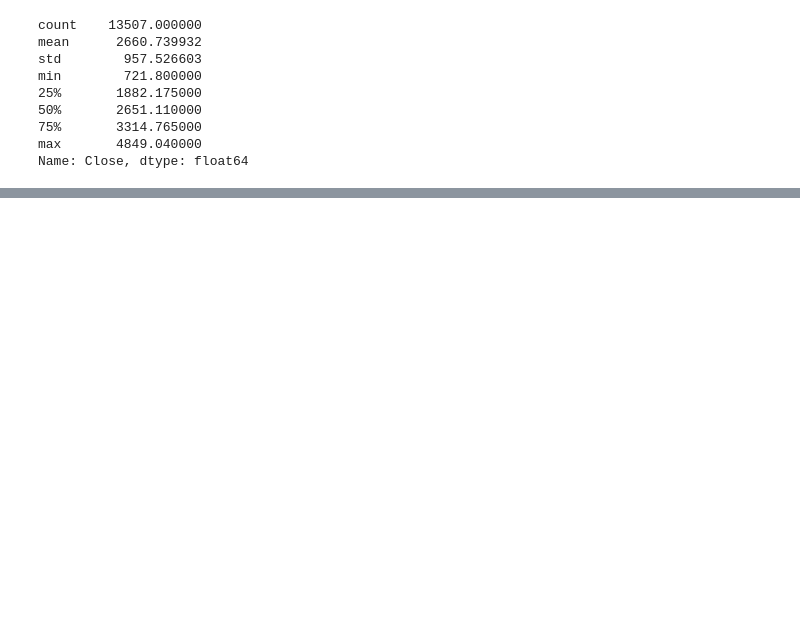
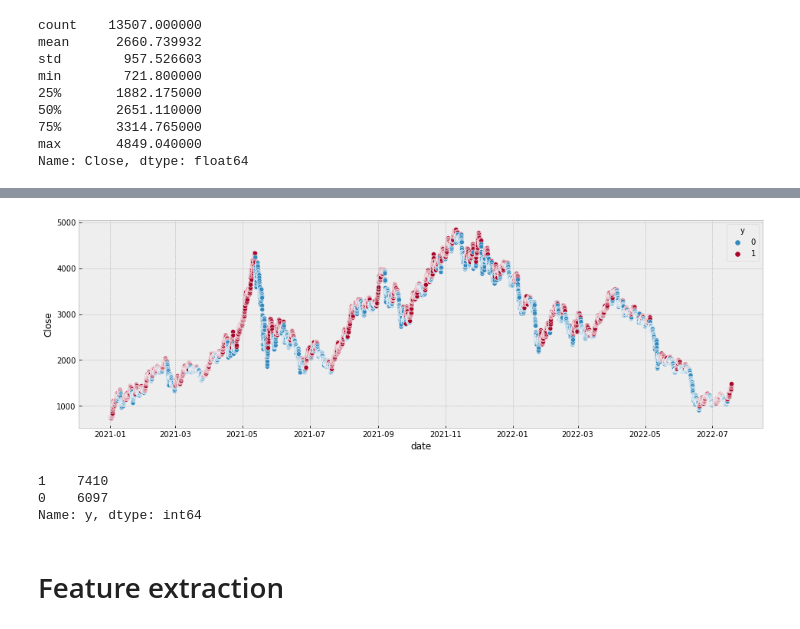
Before and after one commit to Tims24/time_series_crypto, a Jupyter notebook: crypto.ipynb, the cells around one changed output, grey strips where cells are left out. Saved outputs shown, nothing was run; the diff lists cells and outputs as text; code cells hidden in the pictures; blank space fills up the shorter version.

```diff
--- a/crypto.ipynb
+++ b/crypto.ipynb
@@ -157,0 +180,13 @@ with plt.style.context('seaborn-white'):
+# %%
+fig = plt.figure(figsize=(16, 5))
+sns.scatterplot(x=data.index, y=data['Close'], hue=data['y'], cmap='cool');
+# %% [output]
+[figure, added]
+# %%
+data['y'].value_counts()
+# %% [output]
+1    7410
+0    6097
+Name: y, dtype: int64
+# %% [markdown]
+# Feature extraction
```
Also changed, not shown: parts of 53 cells of this notebook.
